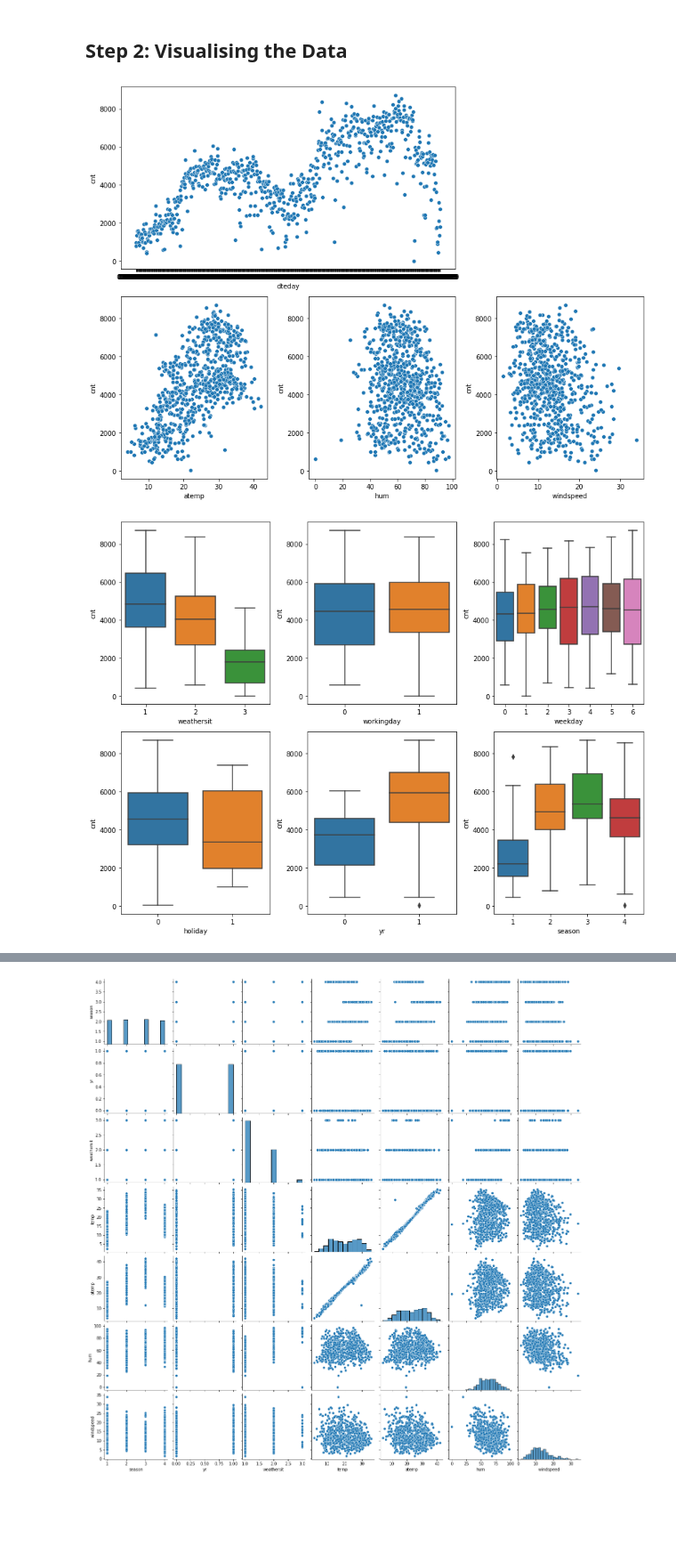
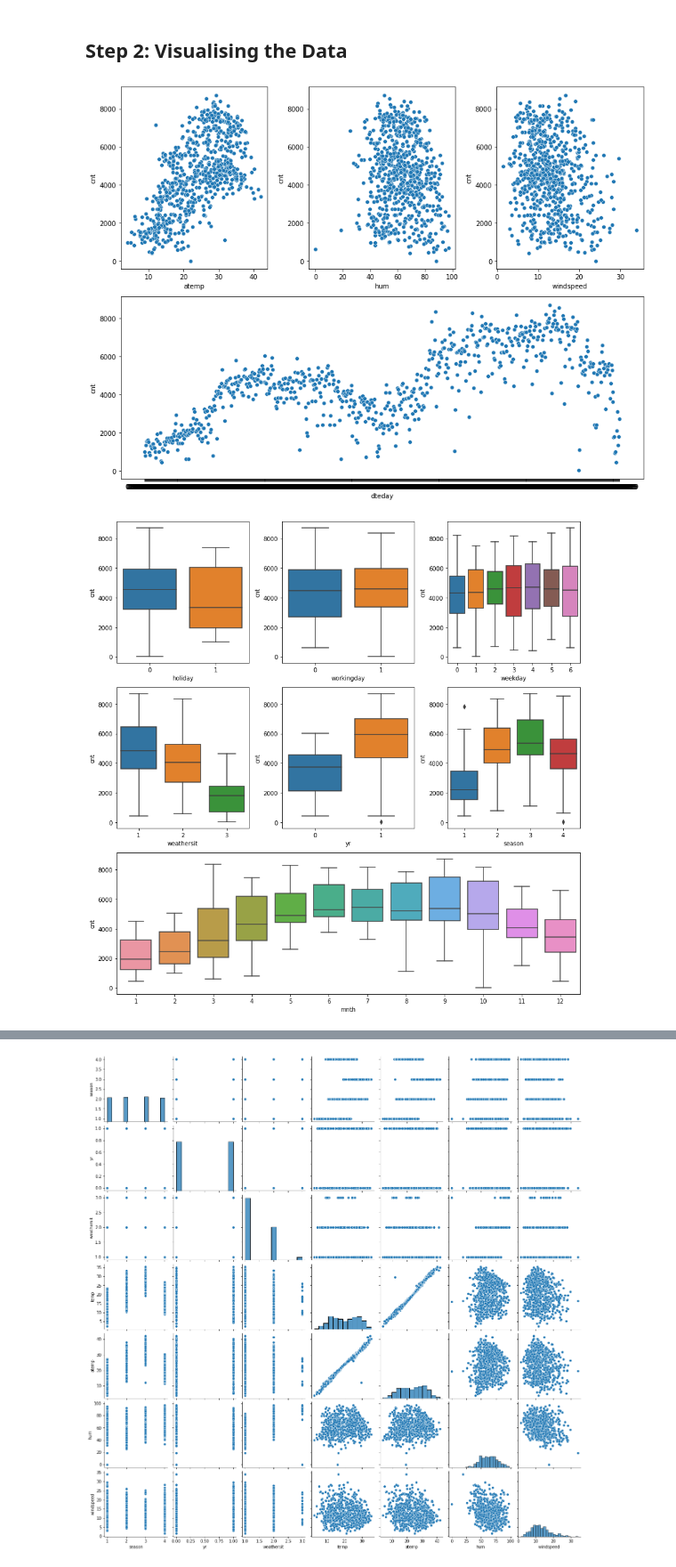
Before and after one commit to kn8Fury/bike-sharing-linear-regression, a Jupyter notebook: aniketh-telugu.ipynb, the cells around one changed output, grey strips where cells are left out. Shown at 89% size. Cells and saved outputs as stored; diff of their text form; code cells hidden in the pictures; blank space fills up the shorter version.

```diff
--- a/aniketh-telugu.ipynb
+++ b/aniketh-telugu.ipynb
@@ -107,38 +107,47 @@ bike_df.describe()
 ## Step 2: Visualising the Data
 # %%
 # fig, axs = plt.subplots(ncols=3, nrows=3, figsize=(12,12), tight_layout=True)
-fig = plt.figure(figsize=(12,9), tight_layout=True)
-gs = GridSpec(2, 3, figure=fig)
+plt.figure(figsize=(12,9), tight_layout=True)
 
-sns.scatterplot(data=bike_df, y='cnt', x='dteday', ax=fig.add_subplot(gs[0, :2]))
-sns.scatterplot(data=bike_df, y='cnt', x='atemp', ax=fig.add_subplot(gs[1,0]))
-sns.scatterplot(data=bike_df, y='cnt', x='hum', ax=fig.add_subplot(gs[1,1]))
-sns.scatterplot(data=bike_df, y='cnt', x='windspeed', ax=fig.add_subplot(gs[1,2]))
+plt.subplot(231)
+sns.scatterplot(data=bike_df, y='cnt', x='atemp')
+
+plt.subplot(232)
+sns.scatterplot(data=bike_df, y='cnt', x='hum')
+
+plt.subplot(233)
+sns.scatterplot(data=bike_df, y='cnt', x='windspeed')
+
+plt.subplot(212)
+sns.scatterplot(data=bike_df, y='cnt', x='dteday')
 
 plt.show()
 # %% [output]
-[figure, old version]
+[figure, new version]
 # %%
-plt.figure(figsize=(12,9))
+plt.figure(figsize=(12,12))
 
-plt.subplot(2,3,1)
+plt.subplot(331)
+sns.boxplot(data=bike_df, y='cnt', x='holiday')
+
+plt.subplot(332)
+sns.boxplot(data=bike_df, y='cnt', x='workingday')
+
+plt.subplot(333)
+sns.boxplot(data=bike_df, y='cnt', x='weekday')
+
+plt.subplot(334)
 sns.boxplot(data=bike_df, y='cnt', x='weathersit')
 
-plt.subplot(2,3,2)
-sns.boxplot(data=bike_df, y='cnt', x='workingday')
-
-plt.subplot(2,3,3)
-sns.boxplot(data=bike_df, y='cnt', x='weekday')
-
-plt.subplot(2,3,4)
-sns.boxplot(data=bike_df, y='cnt', x='holiday')
-
-plt.subplot(2,3,5)
+plt.subplot(335)
 sns.boxplot(data=bike_df, y='cnt', x='yr')
 
-plt.subplot(2,3,6)
+plt.subplot(336)
 sns.boxplot(data=bike_df, y='cnt', x='season')
 
+plt.subplot(313)
+sns.boxplot(data=bike_df, y='cnt', x='mnth')
+
 plt.tight_layout()
 # %% [output]
-[figure, old version]
+[figure, new version]
```
Also changed, not shown: parts of 33 cells of this notebook, 2 other files.
